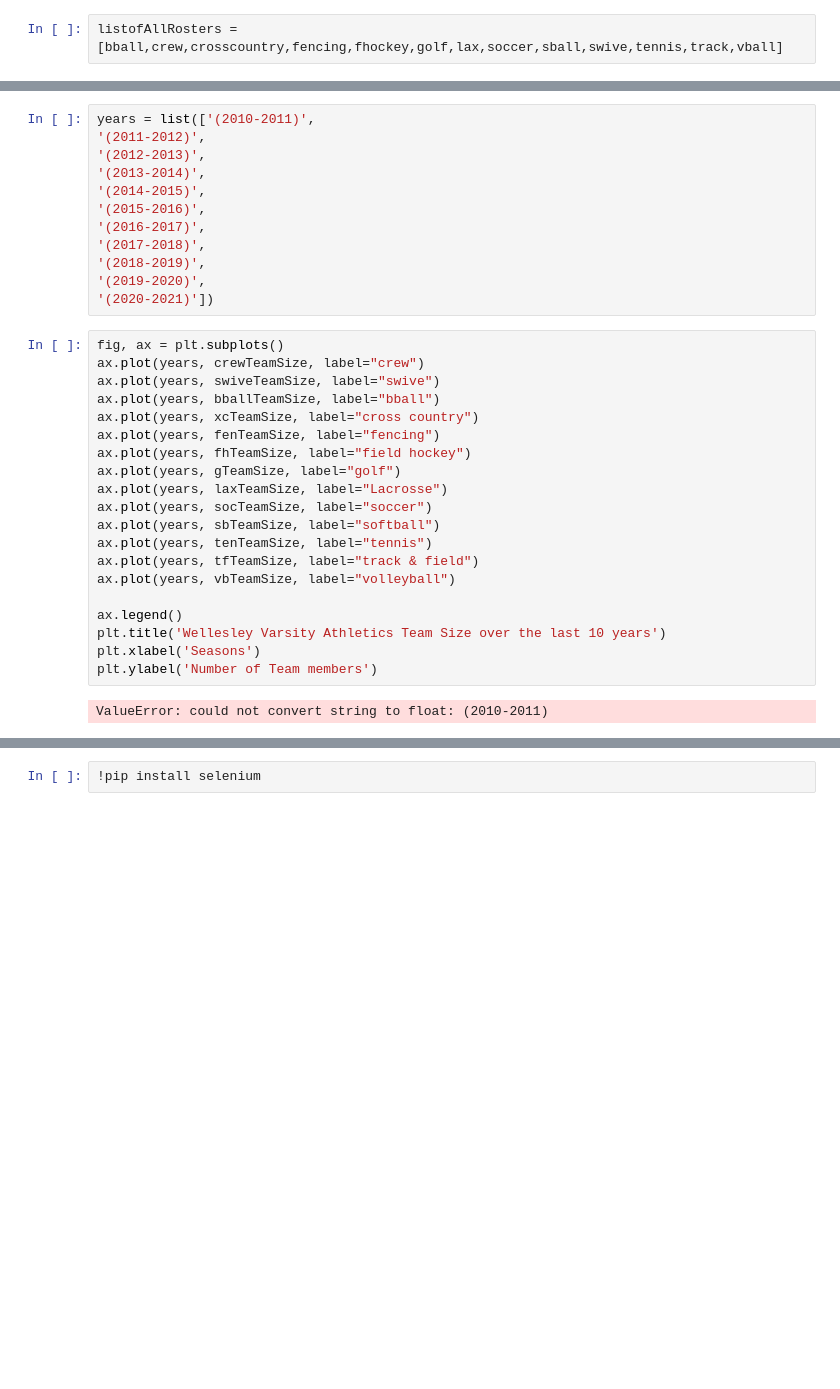
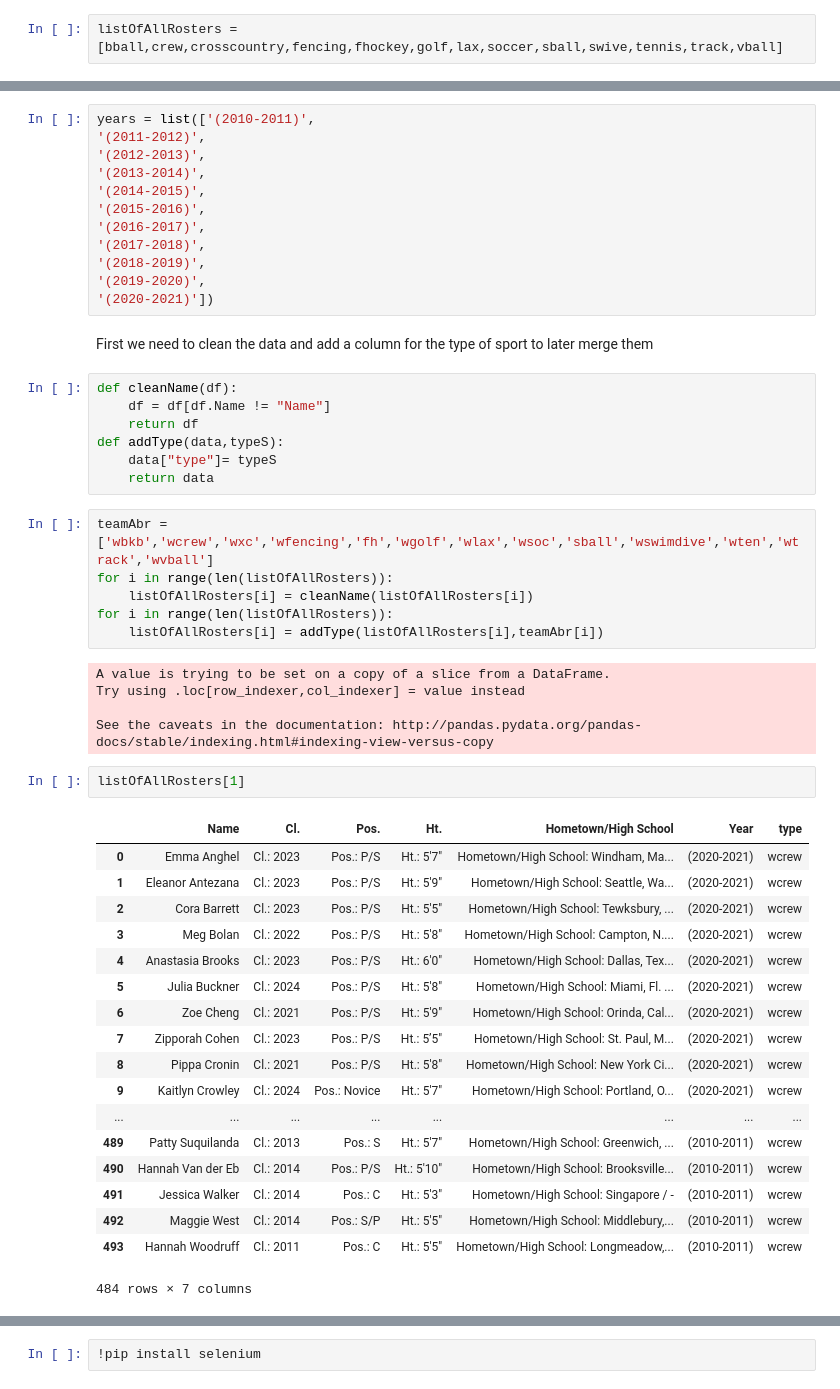
Before and after one commit to abullensmith/WellsAthletics, a Jupyter notebook: athletics.ipynb, the cells around one changed output, grey strips where cells are left out. Saved outputs shown, nothing was run; the diff lists cells and outputs as text; blank space fills up the shorter version.

```diff
--- a/athletics.ipynb
+++ b/athletics.ipynb
@@ -19,7 +23,7 @@ tennis = pd.read_csv('/Users/abullensmith/Documents/AllRosters/Rosters - tennis.
 track = pd.read_csv('/Users/abullensmith/Documents/AllRosters/Rosters - Track&Field.csv', header=0)
 vball = pd.read_csv('/Users/abullensmith/Documents/AllRosters/Rosters - volleyball.csv', header=0)
 # %%
-listofAllRosters = [bball,crew,crosscountry,fencing,fhockey,golf,lax,soccer,sball,swive,tennis,track,vball]
+listOfAllRosters = [bball,crew,crosscountry,fencing,fhockey,golf,lax,soccer,sball,swive,tennis,track,vball]
 # %%
 bball.head()
 bball.columns
@@ -105,25 +78,44 @@ years = list(['(2010-2011)',
 '(2018-2019)',
 '(2019-2020)',
 '(2020-2021)'])
-# %%
-fig, ax = plt.subplots()
-ax.plot(years, crewTeamSize, label="crew")
-ax.plot(years, swiveTeamSize, label="swive")
-ax.plot(years, bballTeamSize, label="bball")
-ax.plot(years, xcTeamSize, label="cross country")
-ax.plot(years, fenTeamSize, label="fencing")
-ax.plot(years, fhTeamSize, label="field hockey")
-ax.plot(years, gTeamSize, label="golf")
-ax.plot(years, laxTeamSize, label="Lacrosse")
-ax.plot(years, socTeamSize, label="soccer")
-ax.plot(years, sbTeamSize, label="softball")
-ax.plot(years, tenTeamSize, label="tennis")
-ax.plot(years, tfTeamSize, label="track & field")
-ax.plot(years, vbTeamSize, label="volleyball")
-
-ax.legend()
-plt.title('Wellesley Varsity Athletics Team Size over the last 10 years')
-plt.xlabel('Seasons')
-plt.ylabel('Number of Team members')
-# %% [output]
-ValueError: could not convert string to float: (2010-2011)
+# %% [markdown]
+First we need to clean the data and add a column for the type of sport to later merge them
+# %%
+def cleanName(df):
+    df = df[df.Name != "Name"]
+    return df
+def addType(data,typeS):
+    data["type"]= typeS
+    return data
+# %%
+teamAbr =['wbkb','wcrew','wxc','wfencing','fh','wgolf','wlax','wsoc','sball','wswimdive','wten','wtrack','wvball']
+for i in range(len(listOfAllRosters)):
+    listOfAllRosters[i] = cleanName(listOfAllRosters[i])
+for i in range(len(listOfAllRosters)):
+    listOfAllRosters[i] = addType(listOfAllRosters[i],teamAbr[i])
+# %% [output]
+A value is trying to be set on a copy of a slice from a DataFrame.
+Try using .loc[row_indexer,col_indexer] = value instead
+
+See the caveats in the documentation: http://pandas.pydata.org/pandas-docs/stable/indexing.html#indexing-view-versus-copy
+# %%
+listOfAllRosters[1]
+# %% [output]
+|  | Name | Cl. | Pos. | Ht. | Hometown/High School | Year | type |
+| 0 | Emma Anghel | Cl.: 2023 | Pos.: P/S | Ht.: 5'7" | Hometown/High School: Windham, Ma... | (2020-2021) | wcrew |
+| 1 | Eleanor Antezana | Cl.: 2023 | Pos.: P/S | Ht.: 5'9" | Hometown/High School: Seattle, Wa... | (2020-2021) | wcrew |
+| 2 | Cora Barrett | Cl.: 2023 | Pos.: P/S | Ht.: 5'5" | Hometown/High School: Tewksbury, ... | (2020-2021) | wcrew |
+| 3 | Meg Bolan | Cl.: 2022 | Pos.: P/S | Ht.: 5'8" | Hometown/High School: Campton, N.... | (2020-2021) | wcrew |
+| 4 | Anastasia Brooks | Cl.: 2023 | Pos.: P/S | Ht.: 6'0" | Hometown/High School: Dallas, Tex... | (2020-2021) | wcrew |
+| 5 | Julia Buckner | Cl.: 2024 | Pos.: P/S | Ht.: 5'8" | Hometown/High School: Miami, Fl. ... | (2020-2021) | wcrew |
+| 6 | Zoe Cheng | Cl.: 2021 | Pos.: P/S | Ht.: 5'9" | Hometown/High School: Orinda, Cal... | (2020-2021) | wcrew |
+| 7 | Zipporah Cohen | Cl.: 2023 | Pos.: P/S | Ht.: 5’5" | Hometown/High School: St. Paul, M... | (2020-2021) | wcrew |
+| 8 | Pippa Cronin | Cl.: 2021 | Pos.: P/S | Ht.: 5'8" | Hometown/High School: New York Ci... | (2020-2021) | wcrew |
+| 9 | Kaitlyn Crowley | Cl.: 2024 | Pos.: Novice | Ht.: 5'7" | Hometown/High School: Portland, O... | (2020-2021) | wcrew |
+| ... | ... | ... | ... | ... | ... | ... | ... |
+| 489 | Patty Suquilanda | Cl.: 2013 | Pos.: S | Ht.: 5'7" | Hometown/High School: Greenwich, ... | (2010-2011) | wcrew |
+| 490 | Hannah Van der Eb | Cl.: 2014 | Pos.: P/S | Ht.: 5'10" | Hometown/High School: Brooksville... | (2010-2011) | wcrew |
+| 491 | Jessica Walker | Cl.: 2014 | Pos.: C | Ht.: 5'3" | Hometown/High School: Singapore / - | (2010-2011) | wcrew |
+| 492 | Maggie West | Cl.: 2014 | Pos.: S/P | Ht.: 5'5" | Hometown/High School: Middlebury,... | (2010-2011) | wcrew |
+| 493 | Hannah Woodruff | Cl.: 2011 | Pos.: C | Ht.: 5'5" | Hometown/High School: Longmeadow,... | (2010-2011) | wcrew |
+484 rows × 7 columns
```
Also changed, not shown: parts of 15 cells of this notebook, 1 other file.
